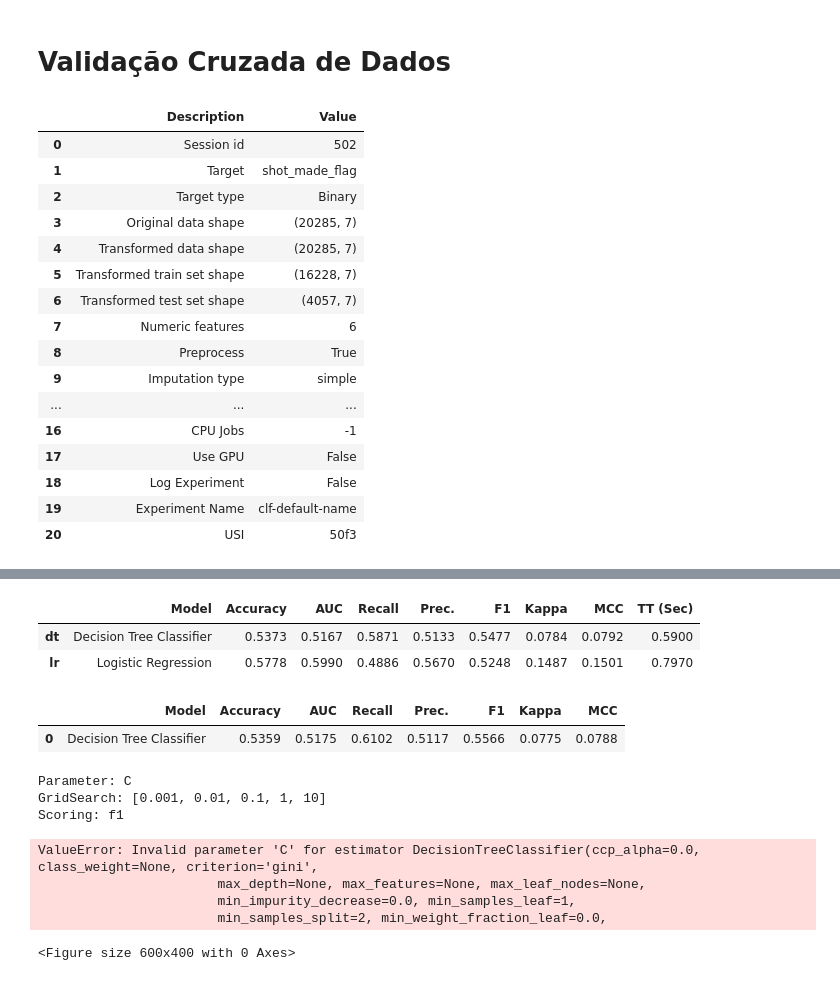
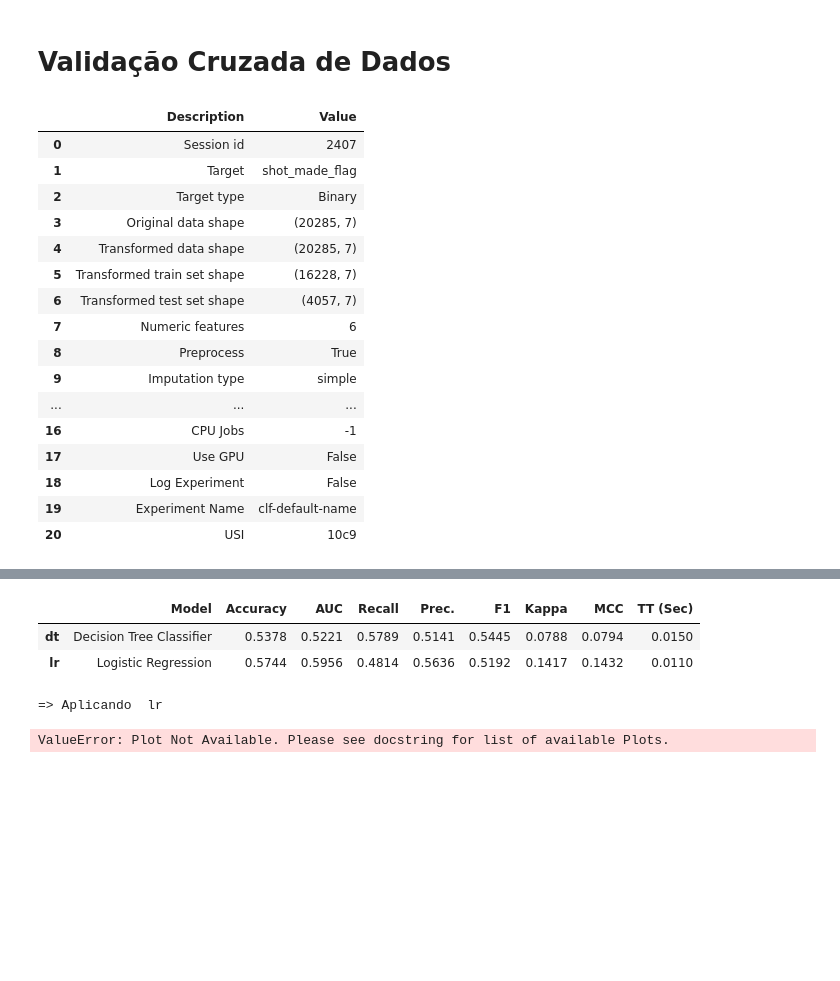
Before and after one commit to missetubal/kobe-bryan-infnet, a Jupyter notebook: code/dev.ipynb, the cells around one changed output, grey strips where cells are left out. Drawn from its saved outputs; the diff is of its cells as text; code cells hidden in the pictures; blank space fills up the shorter version.

Commit message:
trying to fix plot

```diff
--- a/code/dev.ipynb
+++ b/code/dev.ipynb
@@ -231,20 +218,29 @@ from sklearn.metrics import log_loss, f1_score
 registered_model_name = 'model_kobe'
 nexamples = 5
 model_version = -1
+models = ['lr','dt']
+
 
 with mlflow.start_run(experiment_id=experiment_id, run_name = 'Treinamento'):
 
     exp = pc.setup(
         data=xtrain,
         target = 'shot_made_flag',
+        fold_strategy = 'stratifiedkfold',
         test_data = xtest,
         normalize=True,
         log_experiment = False
     )
-    list_models = exp.compare_models(['lr','dt'], n_select=2, sort='f1')
+    list_models = pc.compare_models(['lr','dt'], n_select=2, sort='f1')
+
+    for plot_type in ['lr','dt']:
+        print('=> Aplicando ', plot_type)
+        artifact = pc.plot_model(list_models[0], plot=plot_type, save=True)
+        mlflow.log_artifact(artifact)
+
 
     # REGRESSAO
-    # exp.plot_model(list_models[0], plot='vc', save = True)
+    exp.plot_model(list_models[0], plot='vc', save = True)
     yhat_test = exp.predict_model(list_models[0])
     plot_parameter_validation_curve(xtrain.drop('shot_made_flag', axis=1), ytrain, 'C', {'C': [0.001, 0.01, 0.1, 1, 10]},
                                         list_models[0], 'Regressão Logística', 'f1', logx=False)
@@ -277,6 +273,8 @@ with mlflow.start_run(experiment_id=experiment_id, run_name = 'Treinamento'):
                                 search_algorithm = 'random',
                                 n_iter = 4)
     yhat_test = exp.predict_model(tune_model, raw_score=True)
+
+
     mlflow.log_metrics({
         'final_model_log_loss': log_loss(yhat_test.target, yhat_test.prediction_label),
         'final_model_f1': f1_score(yhat_test.target, yhat_test.prediction_label),
@@ -285,6 +283,9 @@ with mlflow.start_run(experiment_id=experiment_id, run_name = 'Treinamento'):
     mlflow.log_artifact('../data/processed/prediction_test.parquet')
 
     final_model = exp.finalize_model(tune_model)
+
+    artifact = pc.plot_model(final_model, plot=plot_type, save=True)
+    mlflow.log_artifact(artifact)
 
     # EXPORTACAO PARA LOG E REGISTRO DO MODELO
     exp.save_model(final_model, f'./{registered_model_name}')
@@ -306,44 +307,36 @@ with mlflow.start_run(experiment_id=experiment_id, run_name = 'Treinamento'):
         pyfunc_predict_fn='predict_proba'
     )
     # Criacao do cliente do servico MLFlow e atualizacao versao modelo
     client = MlflowClient()
     if model_version == -1:
         model_version = client.get_latest_versions(registered_model_name)[-1].version
     # Registrar o modelo como staging
     client.set_registered_model_alias(
         name    = registered_model_name,
         alias   = "staging",
         version = model_version
     )
 # %% [output]
 |  | Description | Value |
-| 0 | Session id | 502 |
+| 0 | Session id | 2407 |
 | 1 | Target | shot_made_flag |
 | 2 | Target type | Binary |
 | 3 | Original data shape | (20285, 7) |
 | 4 | Transformed data shape | (20285, 7) |
 | 5 | Transformed train set shape | (16228, 7) |
 | 6 | Transformed test set shape | (4057, 7) |
 | 7 | Numeric features | 6 |
 | 8 | Preprocess | True |
 | 9 | Imputation type | simple |
 | ... | ... | ... |
 | 16 | CPU Jobs | -1 |
 | 17 | Use GPU | False |
 | 18 | Log Experiment | False |
 | 19 | Experiment Name | clf-default-name |
-| 20 | USI | 50f3 |
+| 20 | USI | 10c9 |
 [interactive output not drawn]
 |  | Model | Accuracy | AUC | Recall | Prec. | F1 | Kappa | MCC | TT (Sec) |
-| dt | Decision Tree Classifier | 0.5373 | 0.5167 | 0.5871 | 0.5133 | 0.5477 | 0.0784 | 0.0792 | 0.5900 |
-| lr | Logistic Regression | 0.5778 | 0.5990 | 0.4886 | 0.5670 | 0.5248 | 0.1487 | 0.1501 | 0.7970 |
+| dt | Decision Tree Classifier | 0.5378 | 0.5221 | 0.5789 | 0.5141 | 0.5445 | 0.0788 | 0.0794 | 0.0150 |
+| lr | Logistic Regression | 0.5744 | 0.5956 | 0.4814 | 0.5636 | 0.5192 | 0.1417 | 0.1432 | 0.0110 |
-|  | Model | Accuracy | AUC | Recall | Prec. | F1 | Kappa | MCC |
-| 0 | Decision Tree Classifier | 0.5359 | 0.5175 | 0.6102 | 0.5117 | 0.5566 | 0.0775 | 0.0788 |
-Parameter: C
-GridSearch: [0.001, 0.01, 0.1, 1, 10]
-Scoring: f1
+=> Aplicando  lr
-ValueError: Invalid parameter 'C' for estimator DecisionTreeClassifier(ccp_alpha=0.0, class_weight=None, criterion='gini',
-                       max_depth=None, max_features=None, max_leaf_nodes=None,
-                       min_impurity_decrease=0.0, min_samples_leaf=1,
-                       min_samples_split=2, min_weight_fraction_leaf=0.0,
+ValueError: Plot Not Available. Please see docstring for list of available Plots.
-<Figure size 600x400 with 0 Axes>
```
Also changed, not shown: parts of 4 cells of this notebook, 5 other files.
